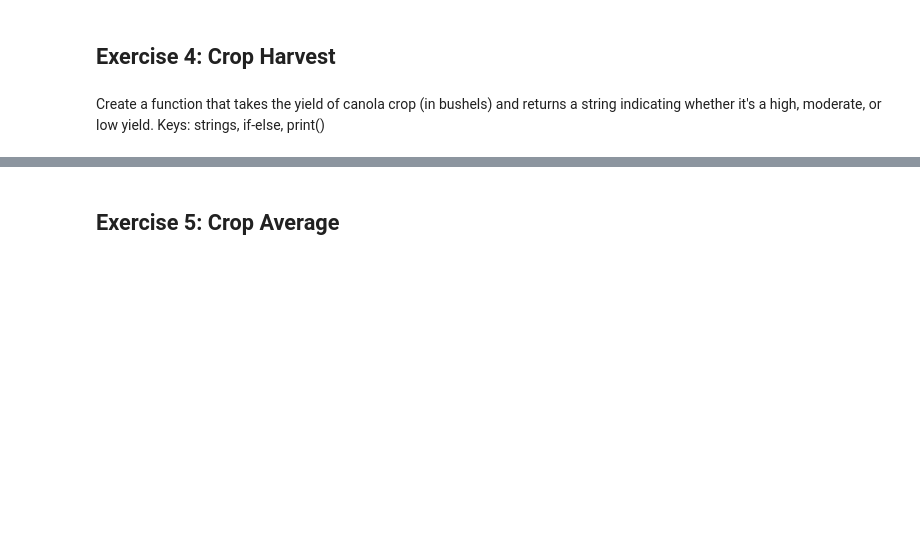
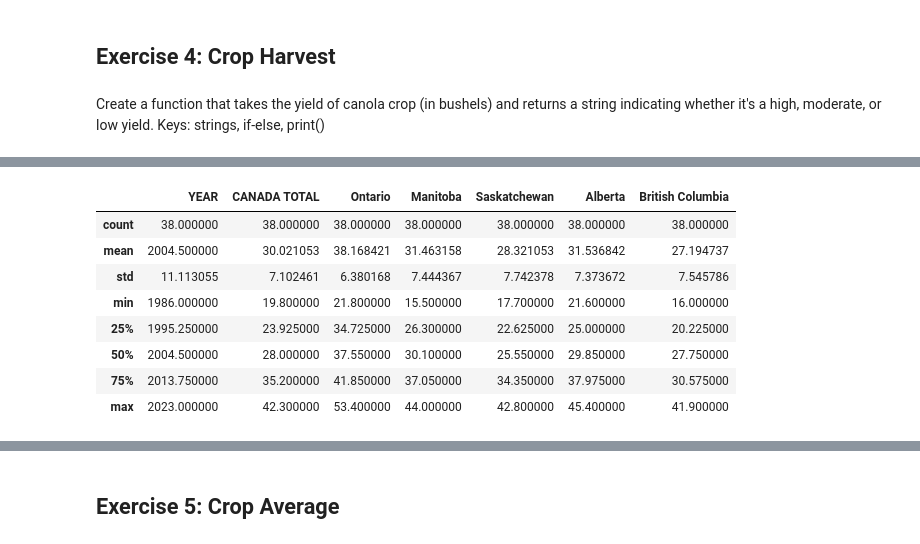
Before and after one commit to iacisme/paletteskills_assignments, a Jupyter notebook: Assignments/Assignment_1.ipynb, the cells around one changed output, grey strips where cells are left out. Drawn from its saved outputs; the diff is of its cells as text; code cells hidden in the pictures; blank space fills up the shorter version.

```diff
--- a/Assignments/Assignment_1.ipynb
+++ b/Assignments/Assignment_1.ipynb
@@ -156,0 +192,13 @@ Create a function that takes the yield of canola crop (in bushels) and returns a
+# %%
+# Statistically describe the data
+df.describe()
+# %% [output]
+|  | YEAR | CANADA TOTAL | Ontario | Manitoba | Saskatchewan | Alberta | British Columbia |
+| count | 38.000000 | 38.000000 | 38.000000 | 38.000000 | 38.000000 | 38.000000 | 38.000000 |
+| mean | 2004.500000 | 30.021053 | 38.168421 | 31.463158 | 28.321053 | 31.536842 | 27.194737 |
+| std | 11.113055 | 7.102461 | 6.380168 | 7.444367 | 7.742378 | 7.373672 | 7.545786 |
+| min | 1986.000000 | 19.800000 | 21.800000 | 15.500000 | 17.700000 | 21.600000 | 16.000000 |
+| 25% | 1995.250000 | 23.925000 | 34.725000 | 26.300000 | 22.625000 | 25.000000 | 20.225000 |
+| 50% | 2004.500000 | 28.000000 | 37.550000 | 30.100000 | 25.550000 | 29.850000 | 27.750000 |
+| 75% | 2013.750000 | 35.200000 | 41.850000 | 37.050000 | 34.350000 | 37.975000 | 30.575000 |
+| max | 2023.000000 | 42.300000 | 53.400000 | 44.000000 | 42.800000 | 45.400000 | 41.900000 |
```
Also changed, not shown: parts of 29 cells of this notebook, 7 other files.
